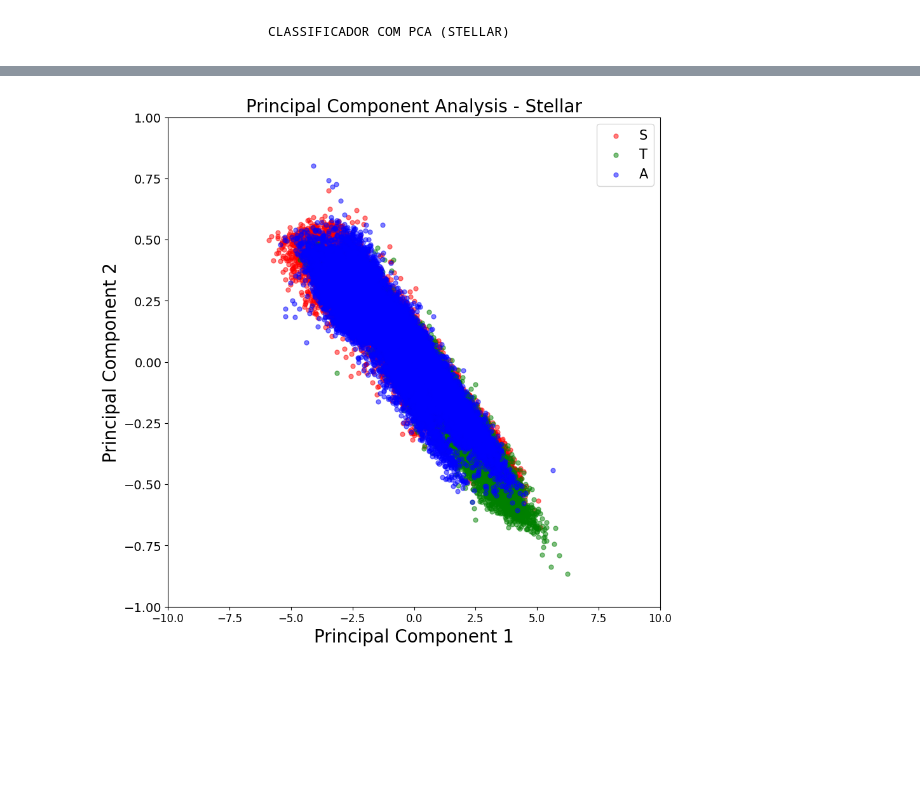
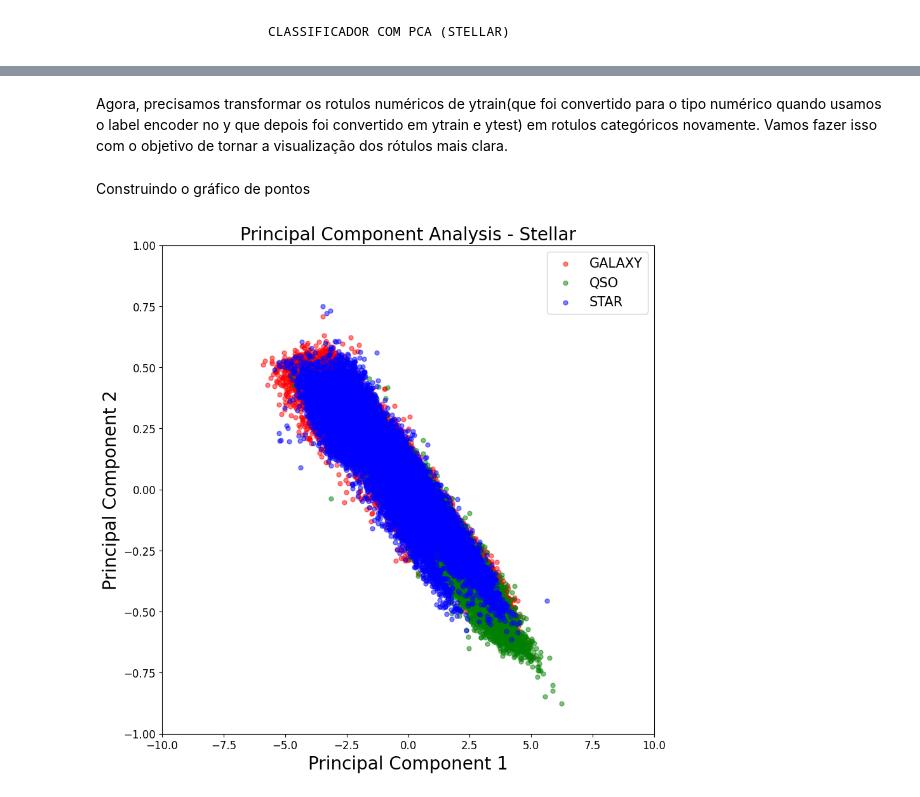
Before and after one commit to caikedomingues/curso-de-machine-learning-do-canal-universo-discreto, a Jupyter notebook: PCA.ipynb, the cells around one changed output, grey strips where cells are left out. Drawn from its saved outputs; the diff is of its cells as text; code cells hidden in the pictures; blank space fills up the shorter version.

```diff
--- a/PCA.ipynb
+++ b/PCA.ipynb
@@ -180,2 +385,5 @@ principal_componente_df
 85000 rows × 2 columns
+# %% [markdown]
+Agora, precisamos transformar os rotulos numéricos de ytrain(que foi convertido para o tipo numérico quando usamos o label encoder no y
+que depois foi convertido em ytrain e ytest) em rotulos categóricos novamente. Vamos fazer isso com o objetivo de tornar a visualização dos rótulos mais clara.
 # %%
@@ -186,33 +405,89 @@ ytrain = np.where(ytrain == 0, 'GALAXY', ytrain)
 ytrain = np.where(ytrain == '1', 'QSO', ytrain)
 
 ytrain = np.where(ytrain == '2', 'STAR', ytrain)
+# %% [markdown]
+Construindo o gráfico de pontos
 # %%
+# Ira construir a figura que conterá o gráfico
 plt.Figure()
+# Ira definir o tamanho da figura do gráfico (largura e altura)
 plt.figure(figsize=(10,10))
+# Define o tamanho dos valores presentes no eixo x
 plt.xticks(fontsize=12)
-plt.yticks(fontsize=14)
+# Define o tamanho dos valores presentes no eixo y
+plt.yticks(fontsize=12)
+
+# Função do matplotlib que tem como objetivo nomear o eixo x e
+# definir o tamanho da fonte do rótulo.
 plt.xlabel('Principal Component 1', fontsize=20)
+
+# Função do matplotlib que tem como objetivo nomear o eixo y e
+# definir o tamanho da fonte do rótulo.
 plt.ylabel('Principal Component 2', fontsize=20)
+
+# Ira definir os limites minimos e máximos dos eixo x e y
 plt.xlim(-10, 10)
 plt.ylim(-1, 1)
+
+# Irá definir o titulo do grafico com tamanho da fonte 20.
 plt.title("Principal Component Analysis - Stellar", fontsize=20)
 
+# Lista que irá conter os rótulos do array que iremos utilizar na construção
+# do gráfico
 targets = ['GALAXY', 'QSO', 'STAR']
 
+# Lista de cores que irão compor o gráfico
 colors = ['r', 'g', 'b']
 
+# O objetivo desse for é iterar sobre as classes e suas cores correspondentes
+# para plotar cada grupo de dados separadamente no gráfico.
+# zip: O zip é uma função do python que tem como objetivo combinar 2 listas
+# criando pares de valores (utilizando os valores das listas que serão combina
+# das), por exemplo:
+
+# 1ª,Posição 0,"('GALAXY', 'r')"
+# 2ª,Posição 1,"('QSO', 'g')"
+# 3ª,Posição 2,"('STAR', 'b')"
 for target, color in zip(targets, colors):
 
+    # cria uma máscara booleana que será usada para isolar e plotar apenas os pontos de dados que pertencem à classe atual na iteração.
+
+    # ytrain == target: Realiza uma comparação booleana elemento por elemento entre o array ytrain e a string armazenada em target (ex: 'GALAXY'). O resultado é um novo array (a máscara) com o mesmo tamanho de ytrain, preenchido apenas com True ou False.
+
+    # indices: Armazena o resultado dessa comparação na variável indices. Se target é 'GALAXY', a variável indices será True onde a classe real é 'GALAXY' e False em todos os outros lugares.
     indices = ytrain == target
 
+    # Função que irá plotar os pontos no gráfico. A função irá receber como
+    # argumento:
+
+    # principal_componente_df.loc[indices, 'principal component 1']: Ira conter
+    # os valores (pontos) do eixo x do gráfico.
+
+    # loc: Função do pandas que tem como objetivo selecionar um intervalo de
+    # valores. Ela recebe como argumento o intervalo de linhas e o intervalo de
+    # colunas.
+
+    # indices: Irá selecionar todas as linhas que são True (linhas que contém
+    # os rótulos descritos no target que representa os valores do gráfico).
+
+    # principal_componente_df.loc[indices, 'principal component 2']: Irá representar os valores do eixo y.
+
+    # c: Ira conter a paleta de cores dos pontos definidos na lista color.
+
+    # s: Define o tamanho dos pontos presentes no gráfico.
+
+    # alpha: Define o nivel de transparência/opacidade dos pontos. Os valores
+    # vão de 0 a 1.
     plt.scatter(principal_componente_df.loc[indices, 'principal component 1'],
                 principal_componente_df.loc[indices, 'principal component 2'],
 
                 c = color, s = 25, alpha = 0.5)
 
+# Irá definir a legenda do gráfico usando os valores definidos no target(rótulos dos valores). O argumento prop define o tamanho da legenda no
+# gráfico.
+plt.legend(targets, prop = {'size': 15})
 
-plt.legend(target, prop = {'size': 15})
-
+# Irá exibir o gráfico na tela.
 plt.show()
 # %% [output]
-[figure, old version]
+[figure, new version]
```
Also changed, not shown: parts of 32 cells of this notebook, 1 other file.
